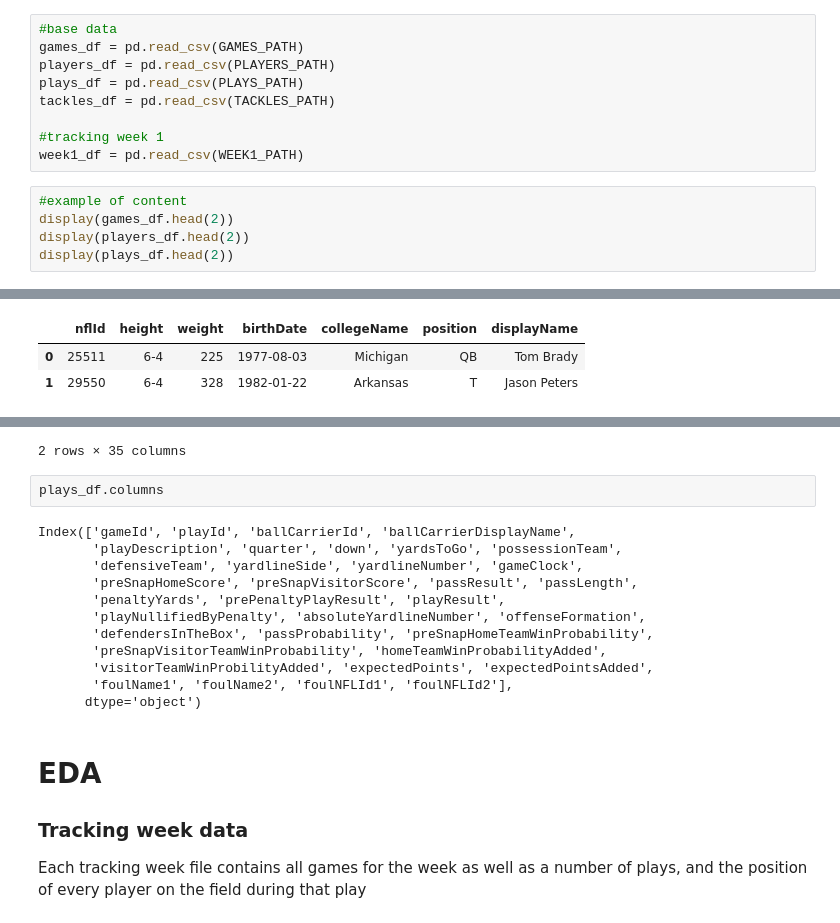
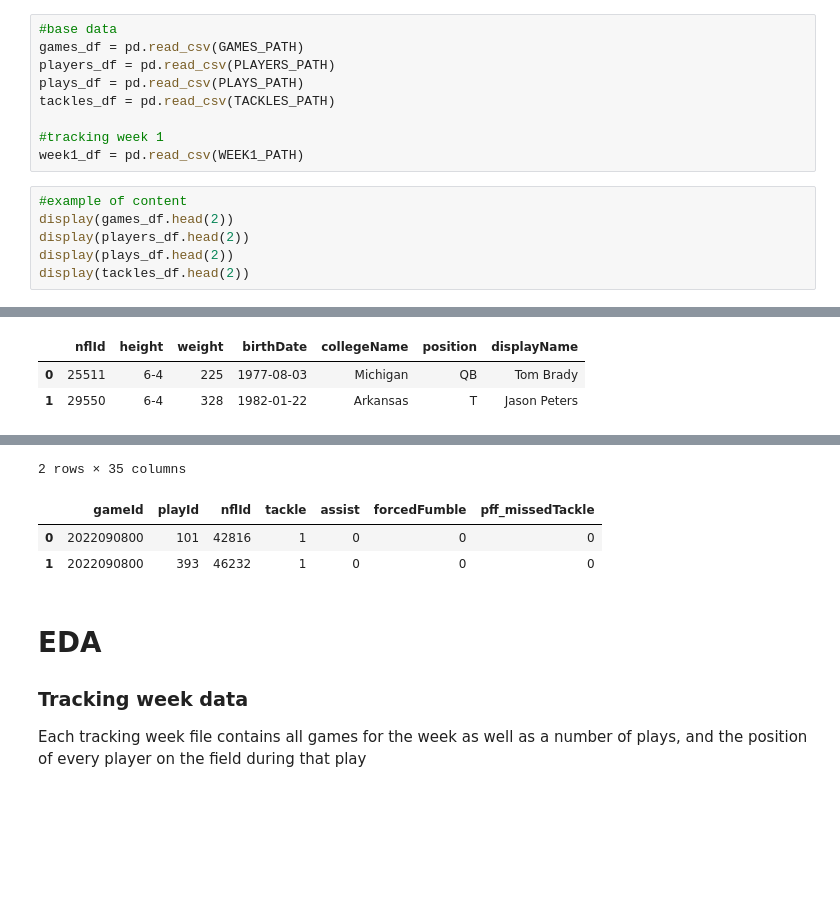
Before and after one commit to ab5525/nfl_data_2024, a Jupyter notebook: nfl_2024.ipynb, the cells around one changed output, grey strips where cells are left out. Saved outputs shown, nothing was run; the diff lists cells and outputs as text; blank space fills up the shorter version.

```diff
--- a/nfl_2024.ipynb
+++ b/nfl_2024.ipynb
@@ -40,33 +40,23 @@ week1_df = pd.read_csv(WEEK1_PATH)
 # %%
 #example of content
 display(games_df.head(2))
 display(players_df.head(2))
 display(plays_df.head(2))
+display(tackles_df.head(2))
 # %% [output]
 |  | gameId | season | week | gameDate | gameTimeEastern | homeTeamAbbr | visitorTeamAbbr | homeFinalScore | ... |
 | 0 | 2022090800 | 2022 | 1 | 09/08/2022 | 20:20:00 | LA | BUF | 10 | ... |
 | 1 | 2022091100 | 2022 | 1 | 09/11/2022 | 13:00:00 | ATL | NO | 26 | ... |
 |  | nflId | height | weight | birthDate | collegeName | position | displayName |
 | 0 | 25511 | 6-4 | 225 | 1977-08-03 | Michigan | QB | Tom Brady |
 | 1 | 29550 | 6-4 | 328 | 1982-01-22 | Arkansas | T | Jason Peters |
 |  | gameId | playId | ballCarrierId | ballCarrierDisplayName | playDescription | quarter | down | yardsToGo | ... |
 | 0 | 2022100908 | 3537 | 48723 | Parker Hesse | (7:52) (Shotgun) M.Mariota pass s... | 4 | 1 | 10 | ... |
 | 1 | 2022091103 | 3126 | 52457 | Chase Claypool | (7:38) (Shotgun) C.Claypool right... | 4 | 1 | 10 | ... |
 2 rows × 35 columns
+|  | gameId | playId | nflId | tackle | assist | forcedFumble | pff_missedTackle |
+| 0 | 2022090800 | 101 | 42816 | 1 | 0 | 0 | 0 |
+| 1 | 2022090800 | 393 | 46232 | 1 | 0 | 0 | 0 |
-# %%
-plays_df.columns
-# %% [output]
-Index(['gameId', 'playId', 'ballCarrierId', 'ballCarrierDisplayName',
-       'playDescription', 'quarter', 'down', 'yardsToGo', 'possessionTeam',
-       'defensiveTeam', 'yardlineSide', 'yardlineNumber', 'gameClock',
-       'preSnapHomeScore', 'preSnapVisitorScore', 'passResult', 'passLength',
-       'penaltyYards', 'prePenaltyPlayResult', 'playResult',
-       'playNullifiedByPenalty', 'absoluteYardlineNumber', 'offenseFormation',
-       'defendersInTheBox', 'passProbability', 'preSnapHomeTeamWinProbability',
-       'preSnapVisitorTeamWinProbability', 'homeTeamWinProbabilityAdded',
-       'visitorTeamWinProbilityAdded', 'expectedPoints', 'expectedPointsAdded',
-       'foulName1', 'foulName2', 'foulNFLId1', 'foulNFLId2'],
-      dtype='object')
 # %% [markdown]
 # EDA
 ### Tracking week data
```
Also changed, not shown: parts of 3 cells of this notebook, 1 other file.
